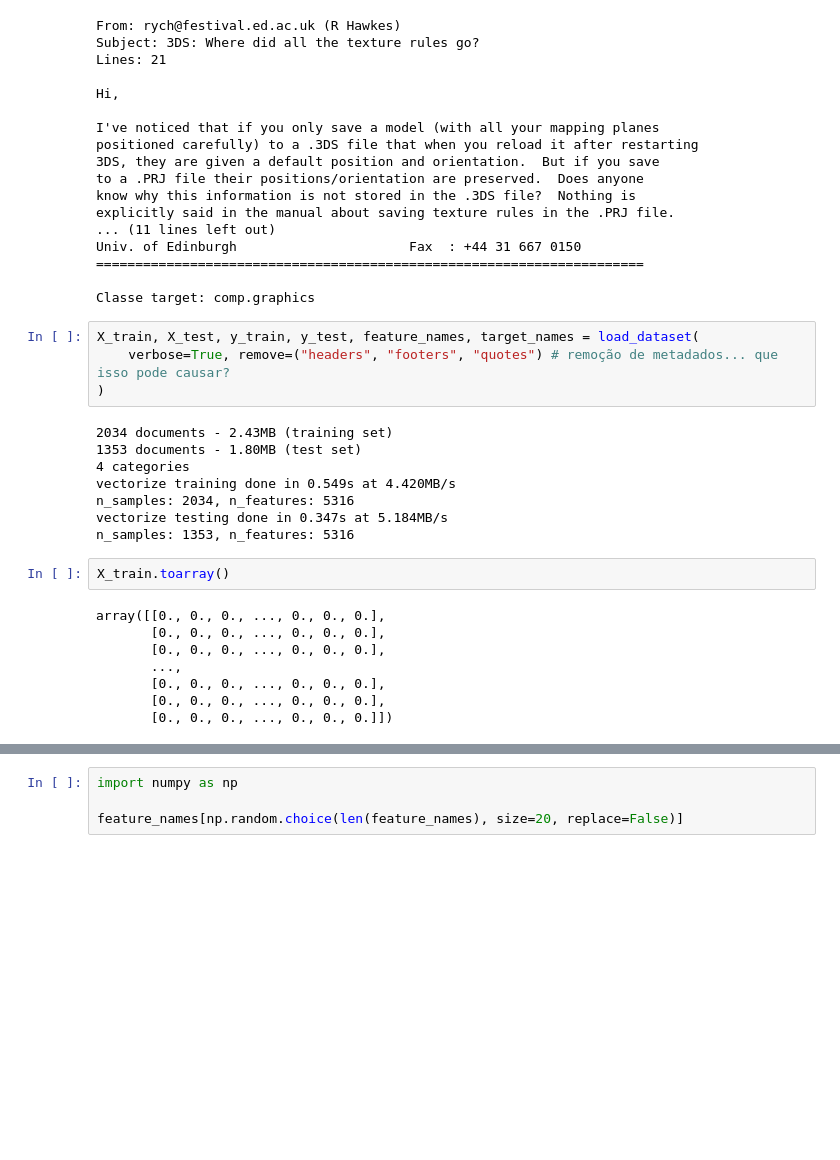
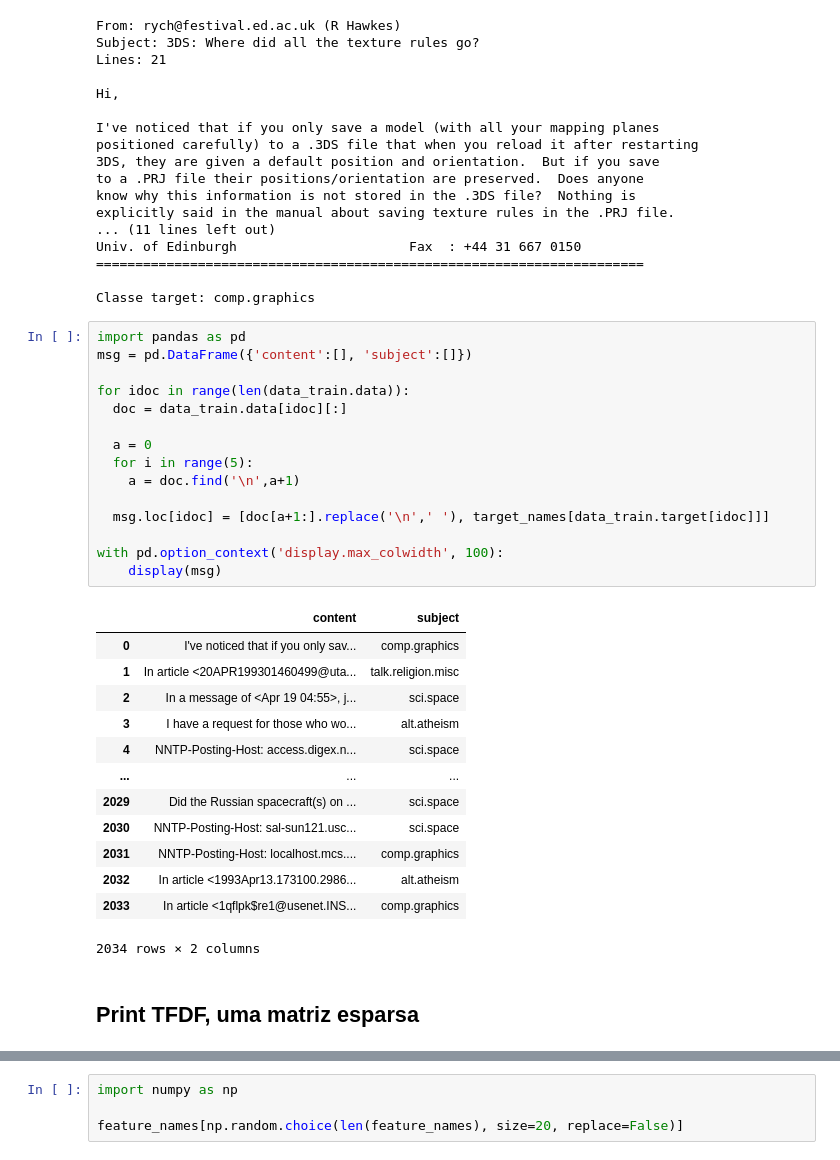
Before and after one commit to Rogerio-mack/Modelos_de_Linguagem_e_Generativos, a Jupyter notebook: TFIDF_Feature_Importance.ipynb, the cells around one changed output, grey strips where cells are left out. Drawn from its saved outputs; the diff is of its cells as text; blank space fills up the shorter version.

```diff
--- a/TFIDF_Feature_Importance.ipynb
+++ b/TFIDF_Feature_Importance.ipynb
@@ -115,28 +127,37 @@ Univ. of Edinburgh                      Fax  : +44 31 667 0150
 ======================================================================
 
 Classe target: comp.graphics
-# %%
-X_train, X_test, y_train, y_test, feature_names, target_names = load_dataset(
-    verbose=True, remove=("headers", "footers", "quotes") # remoção de metadados... que isso pode causar?
-)
-# %% [output]
-2034 documents - 2.43MB (training set)
-1353 documents - 1.80MB (test set)
-4 categories
-vectorize training done in 0.549s at 4.420MB/s
-n_samples: 2034, n_features: 5316
-vectorize testing done in 0.347s at 5.184MB/s
-n_samples: 1353, n_features: 5316
-# %%
-X_train.toarray()
-# %% [output]
-array([[0., 0., 0., ..., 0., 0., 0.],
-       [0., 0., 0., ..., 0., 0., 0.],
-       [0., 0., 0., ..., 0., 0., 0.],
-       ...,
-       [0., 0., 0., ..., 0., 0., 0.],
-       [0., 0., 0., ..., 0., 0., 0.],
-       [0., 0., 0., ..., 0., 0., 0.]])
+# %%
+import pandas as pd
+msg = pd.DataFrame({'content':[], 'subject':[]})
+
+for idoc in range(len(data_train.data)):
+  doc = data_train.data[idoc][:]
+
+  a = 0
+  for i in range(5):
+    a = doc.find('\n',a+1)
+
+  msg.loc[idoc] = [doc[a+1:].replace('\n',' '), target_names[data_train.target[idoc]]]
+
+with pd.option_context('display.max_colwidth', 100):
+    display(msg)
+# %% [output]
+|  | content | subject |
+| 0 | I've noticed that if you only sav... | comp.graphics |
+| 1 | In article <20APR199301460499@uta... | talk.religion.misc |
+| 2 | In a message of <Apr 19 04:55>, j... | sci.space |
+| 3 | I have a request for those who wo... | alt.atheism |
+| 4 | NNTP-Posting-Host: access.digex.n... | sci.space |
+| ... | ... | ... |
+| 2029 | Did the Russian spacecraft(s) on ... | sci.space |
+| 2030 | NNTP-Posting-Host: sal-sun121.usc... | sci.space |
+| 2031 | NNTP-Posting-Host: localhost.mcs.... | comp.graphics |
+| 2032 | In article <1993Apr13.173100.2986... | alt.atheism |
+| 2033 | In article <1qflpk$re1@usenet.INS... | comp.graphics |
+2034 rows × 2 columns
+# %% [markdown]
+## Print TFDF, uma matriz esparsa
 # %%
 import matplotlib.pyplot as plt
 import seaborn as sns
```
Also changed, not shown: parts of 4 cells of this notebook.
